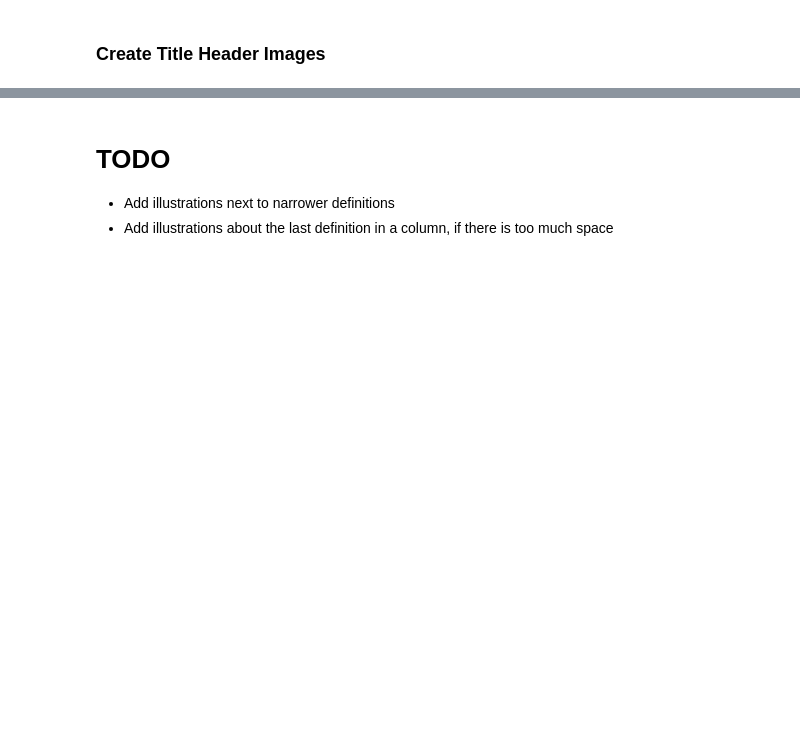
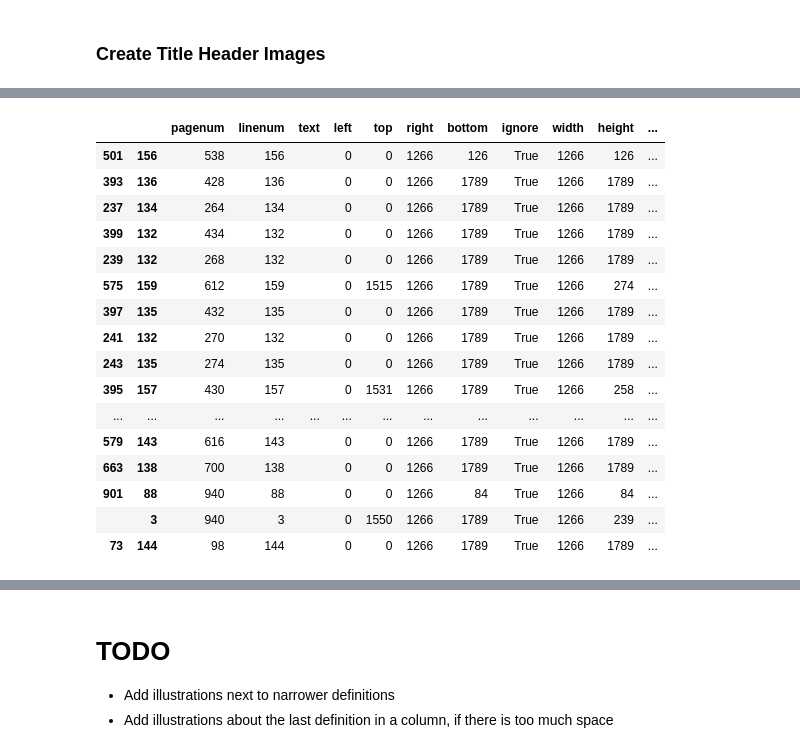
Before and after one commit to organisciak/unusual-words, a Jupyter notebook: ipynb/Uncommon Words 2.ipynb, the cells around one changed output, grey strips where cells are left out. Saved outputs shown, nothing was run; the diff lists cells and outputs as text; code cells hidden in the pictures; blank space fills up the shorter version.

```diff
--- a/ipynb/Uncommon Words 2.ipynb
+++ b/ipynb/Uncommon Words 2.ipynb
@@ -326,0 +413,20 @@ im.resize((int(wsize/3),int(hsize/3)), Image.ANTIALIAS)
+# %%
+allp.sort_values('width', ascending=False).head(20)
+# %% [output]
+|  |  | pagenum | linenum | text | left | top | right | bottom | ignore | width | height | ... |
+| 501 | 156 | 538 | 156 |  | 0 | 0 | 1266 | 126 | True | 1266 | 126 | ... |
+| 393 | 136 | 428 | 136 |  | 0 | 0 | 1266 | 1789 | True | 1266 | 1789 | ... |
+| 237 | 134 | 264 | 134 |  | 0 | 0 | 1266 | 1789 | True | 1266 | 1789 | ... |
+| 399 | 132 | 434 | 132 |  | 0 | 0 | 1266 | 1789 | True | 1266 | 1789 | ... |
+| 239 | 132 | 268 | 132 |  | 0 | 0 | 1266 | 1789 | True | 1266 | 1789 | ... |
+| 575 | 159 | 612 | 159 |  | 0 | 1515 | 1266 | 1789 | True | 1266 | 274 | ... |
+| 397 | 135 | 432 | 135 |  | 0 | 0 | 1266 | 1789 | True | 1266 | 1789 | ... |
+| 241 | 132 | 270 | 132 |  | 0 | 0 | 1266 | 1789 | True | 1266 | 1789 | ... |
+| 243 | 135 | 274 | 135 |  | 0 | 0 | 1266 | 1789 | True | 1266 | 1789 | ... |
+| 395 | 157 | 430 | 157 |  | 0 | 1531 | 1266 | 1789 | True | 1266 | 258 | ... |
+| ... | ... | ... | ... | ... | ... | ... | ... | ... | ... | ... | ... | ... |
+| 579 | 143 | 616 | 143 |  | 0 | 0 | 1266 | 1789 | True | 1266 | 1789 | ... |
+| 663 | 138 | 700 | 138 |  | 0 | 0 | 1266 | 1789 | True | 1266 | 1789 | ... |
+| 901 | 88 | 940 | 88 |  | 0 | 0 | 1266 | 84 | True | 1266 | 84 | ... |
+|  | 3 | 940 | 3 |  | 0 | 1550 | 1266 | 1789 | True | 1266 | 239 | ... |
+| 73 | 144 | 98 | 144 |  | 0 | 0 | 1266 | 1789 | True | 1266 | 1789 | ... |
```
Also changed, not shown: parts of 25 cells of this notebook, 4 other files.
